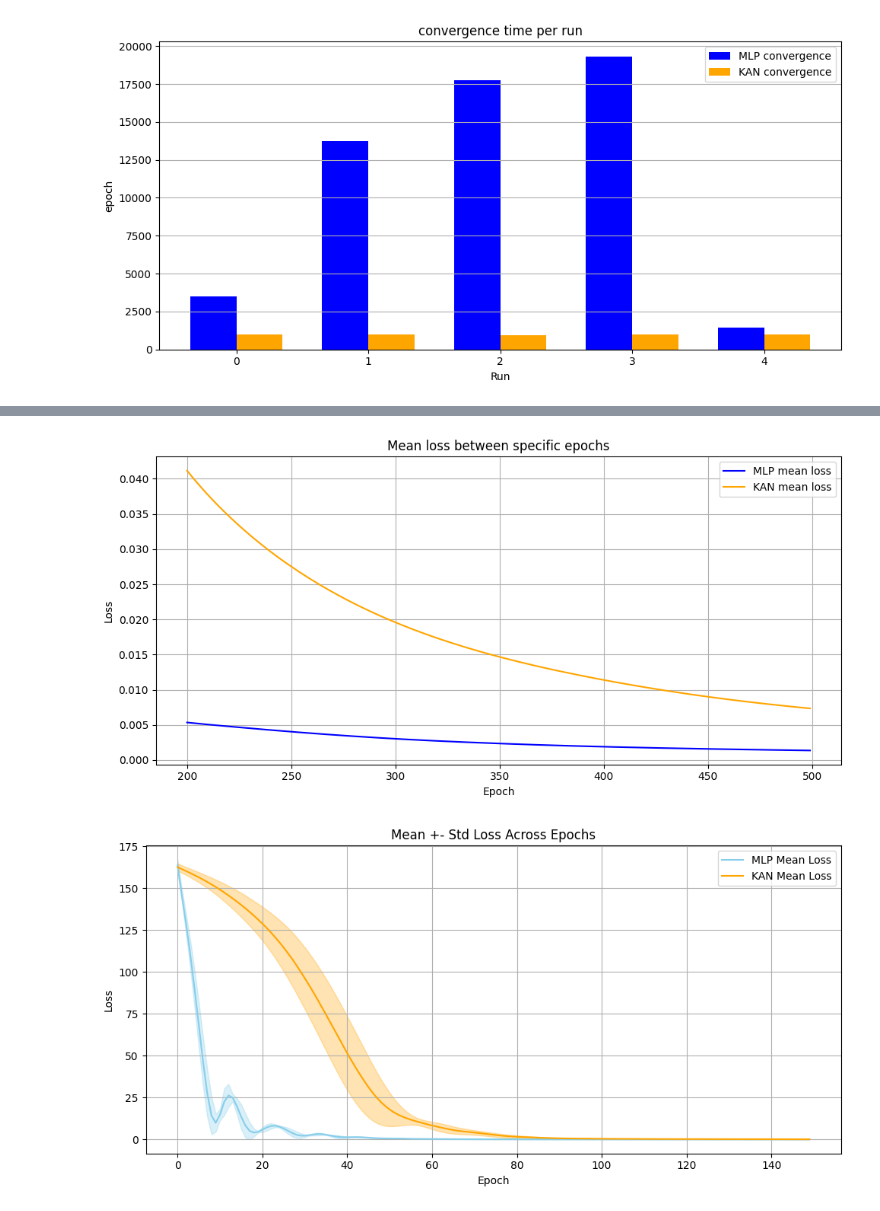
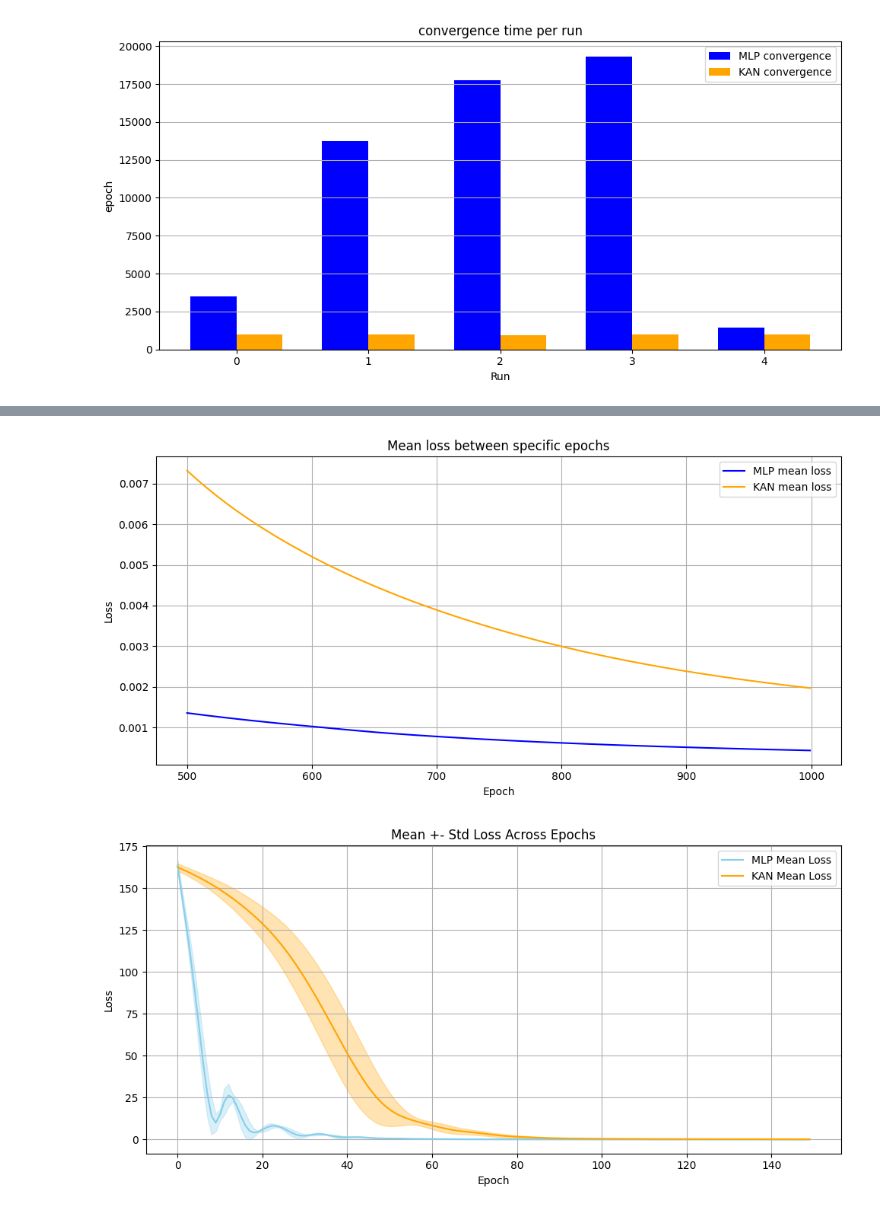
Before and after one commit to arjy143/Neural-Networks-for-Optimisation, a Jupyter notebook: Linear Optimisation/Problem 1/LP-problem-1.ipynb, the cells around one changed output, grey strips where cells are left out. Saved outputs shown, nothing was run; the diff lists cells and outputs as text; code cells hidden in the pictures.

```diff
--- a/Linear Optimisation/Problem 1/LP-problem-1.ipynb
+++ b/Linear Optimisation/Problem 1/LP-problem-1.ipynb
@@ -874,22 +825,22 @@ plt.show()
 # %%
-startEpoch = 200
-endEpoch = 500
+startEpoch = 500
+endEpoch = 1000
 mlpMeanLoss = np.mean(mlpLossArray, axis=0)
 kanMeanLoss = np.mean(kanLossArray, axis=0)
 epochs = np.arange(len(mlpMeanLoss))
 
 plt.figure(figsize=(10, 5))
 plt.plot(epochs[startEpoch:endEpoch], mlpMeanLoss[startEpoch:endEpoch], label="MLP mean loss", color='blue')
 plt.plot(epochs[startEpoch:endEpoch], kanMeanLoss[startEpoch:endEpoch], label="KAN mean loss", color='orange')
 plt.xlabel("Epoch")
 plt.ylabel("Loss")
 plt.title(f"Mean loss between specific epochs")
 plt.legend()
 plt.grid(True)
 plt.tight_layout()
 plt.show()
 # %% [output]
-[figure, old version]
+[figure, new version]
 # %%
 start = 0
 end = 150
```
Also changed, not shown: parts of 4 cells of this notebook.
